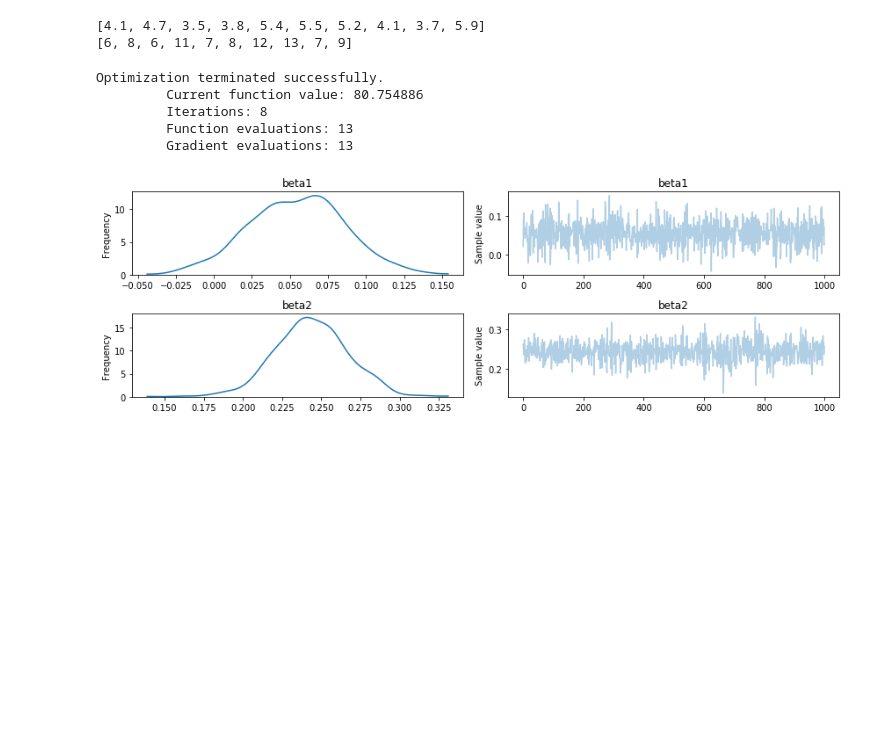
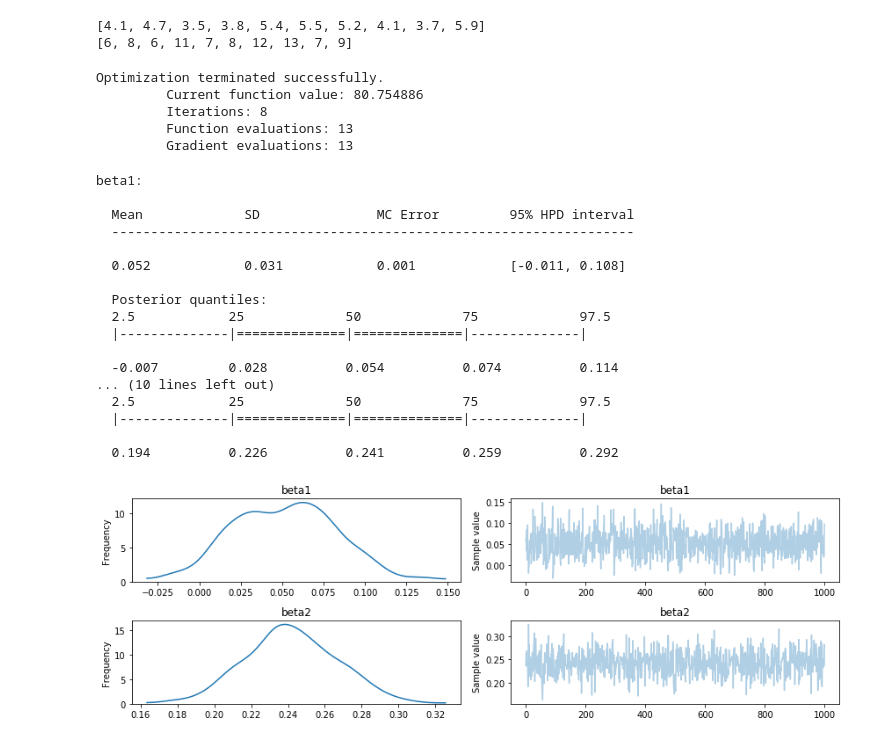
Before and after one commit to hanfeijp/samples_py, a Jupyter notebook: BayesianStatisticalModeling_PyMC3.ipynb, the cells around one changed output. Saved outputs shown, nothing was run; the diff lists cells and outputs as text; code cells hidden in the pictures; blank space fills up the shorter version.

```diff
--- a/BayesianStatisticalModeling_PyMC3.ipynb
+++ b/BayesianStatisticalModeling_PyMC3.ipynb
@@ -36,18 +36,36 @@ print(y_samples)
 # %%
 # 統計モデル
 with pm.Model() as model:
     beta1 = pm.Normal("beta1", mu=0, tau=1000)
     beta2 = pm.Normal("beta2", mu=0, tau=1000)
     mu = np.exp(beta1+beta2*x_samples)
     y = pm.Poisson("y", mu=mu, observed=y_samples)
     start = pm.find_MAP()
     step = pm.NUTS()
     trace = pm.sample(1000, step, start=start)
+    pm.summary(trace)
     pm.traceplot(trace)
 # %% [output]
 Optimization terminated successfully.
          Current function value: 80.754886
          Iterations: 8
          Function evaluations: 13
          Gradient evaluations: 13
+beta1:
+
+  Mean             SD               MC Error         95% HPD interval
+  -------------------------------------------------------------------
+
+  0.052            0.031            0.001            [-0.011, 0.108]
+
+  Posterior quantiles:
+  2.5            25             50             75             97.5
+  |--------------|==============|==============|--------------|
+
+  -0.007         0.028          0.054          0.074          0.114
+... (10 lines left out)
+  2.5            25             50             75             97.5
+  |--------------|==============|==============|--------------|
+
+  0.194          0.226          0.241          0.259          0.292
-[figure, old version]
+[figure, new version]
```
